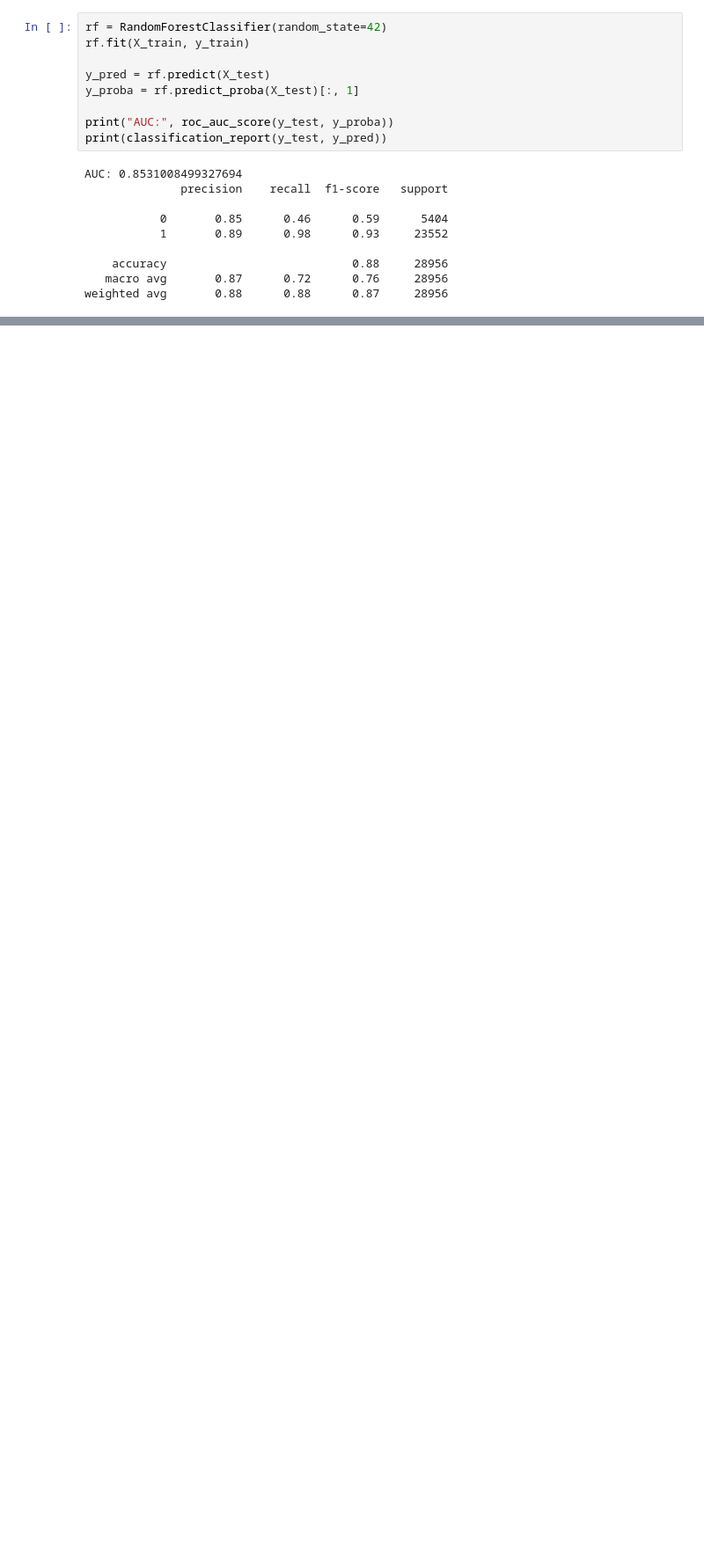
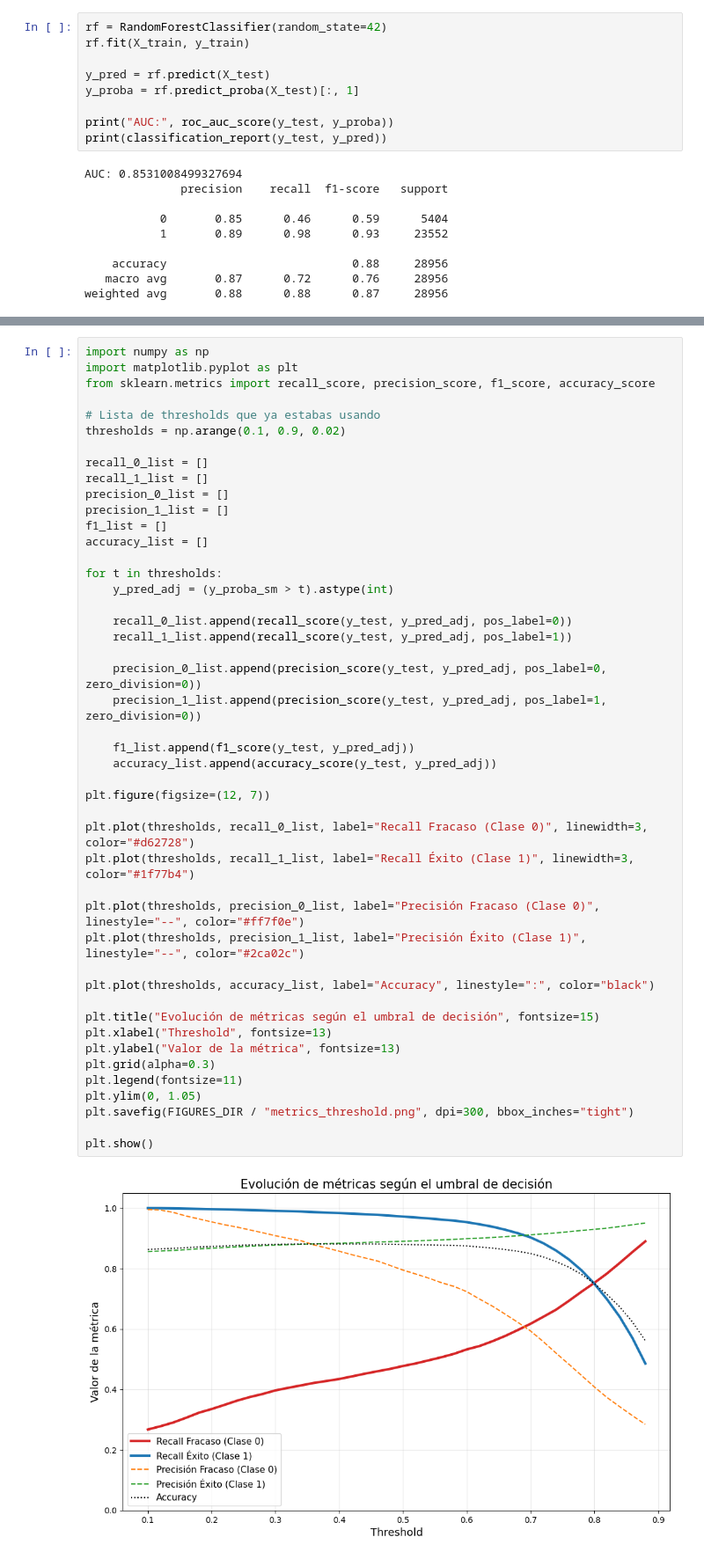
Before and after one commit to miks95/tfm_clinicaltrials, a Jupyter notebook: notebooks/04_modeling_advanced.ipynb, the cells around one changed output, grey strips where cells are left out. Shown at 88% size. Saved outputs shown, nothing was run; the diff lists cells and outputs as text; blank space fills up the shorter version.

```diff
--- a/notebooks/04_modeling_advanced.ipynb
+++ b/notebooks/04_modeling_advanced.ipynb
@@ -185,0 +563,48 @@ xgb_random.best_estimator_.get_booster().get_score(importance_type="gain")
+# %%
+import numpy as np
+import matplotlib.pyplot as plt
+from sklearn.metrics import recall_score, precision_score, f1_score, accuracy_score
+
+# Lista de thresholds que ya estabas usando
+thresholds = np.arange(0.1, 0.9, 0.02)
+
+recall_0_list = []
+recall_1_list = []
+precision_0_list = []
+precision_1_list = []
+f1_list = []
+accuracy_list = []
+
+for t in thresholds:
+    y_pred_adj = (y_proba_sm > t).astype(int)
+
+    recall_0_list.append(recall_score(y_test, y_pred_adj, pos_label=0))
+    recall_1_list.append(recall_score(y_test, y_pred_adj, pos_label=1))
+
+    precision_0_list.append(precision_score(y_test, y_pred_adj, pos_label=0, zero_division=0))
+    precision_1_list.append(precision_score(y_test, y_pred_adj, pos_label=1, zero_division=0))
+
+    f1_list.append(f1_score(y_test, y_pred_adj))
+    accuracy_list.append(accuracy_score(y_test, y_pred_adj))
+
+plt.figure(figsize=(12, 7))
+
+plt.plot(thresholds, recall_0_list, label="Recall Fracaso (Clase 0)", linewidth=3, color="#d62728")
+plt.plot(thresholds, recall_1_list, label="Recall Éxito (Clase 1)", linewidth=3, color="#1f77b4")
+
+plt.plot(thresholds, precision_0_list, label="Precisión Fracaso (Clase 0)", linestyle="--", color="#ff7f0e")
+plt.plot(thresholds, precision_1_list, label="Precisión Éxito (Clase 1)", linestyle="--", color="#2ca02c")
+
+plt.plot(thresholds, accuracy_list, label="Accuracy", linestyle=":", color="black")
+
+plt.title("Evolución de métricas según el umbral de decisión", fontsize=15)
+plt.xlabel("Threshold", fontsize=13)
+plt.ylabel("Valor de la métrica", fontsize=13)
+plt.grid(alpha=0.3)
+plt.legend(fontsize=11)
+plt.ylim(0, 1.05)
+plt.savefig(FIGURES_DIR / "metrics_threshold.png", dpi=300, bbox_inches="tight")
+
+plt.show()
+# %% [output]
+[figure, added]
```
Also changed, not shown: parts of 22 cells of this notebook, 3 other files.
